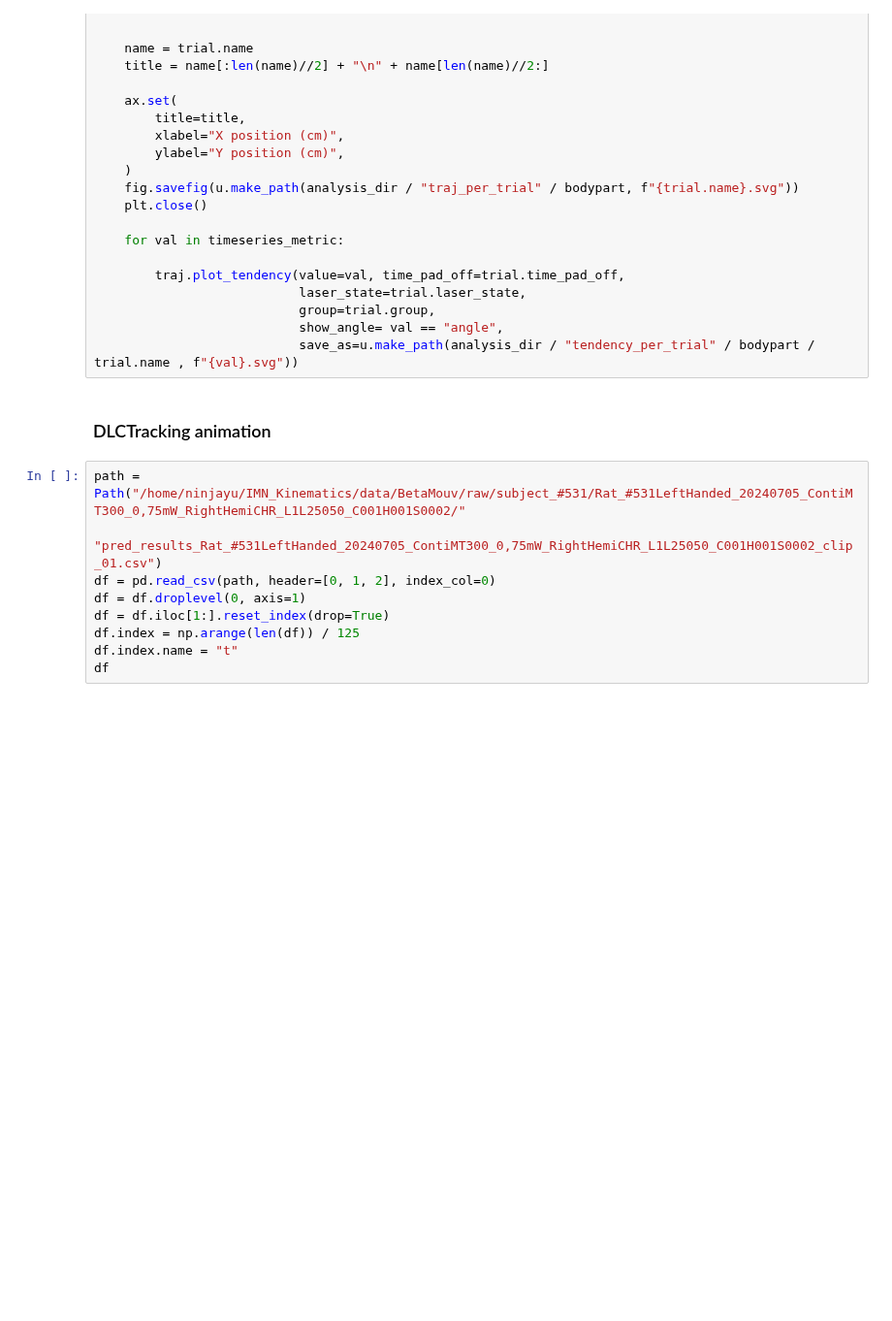
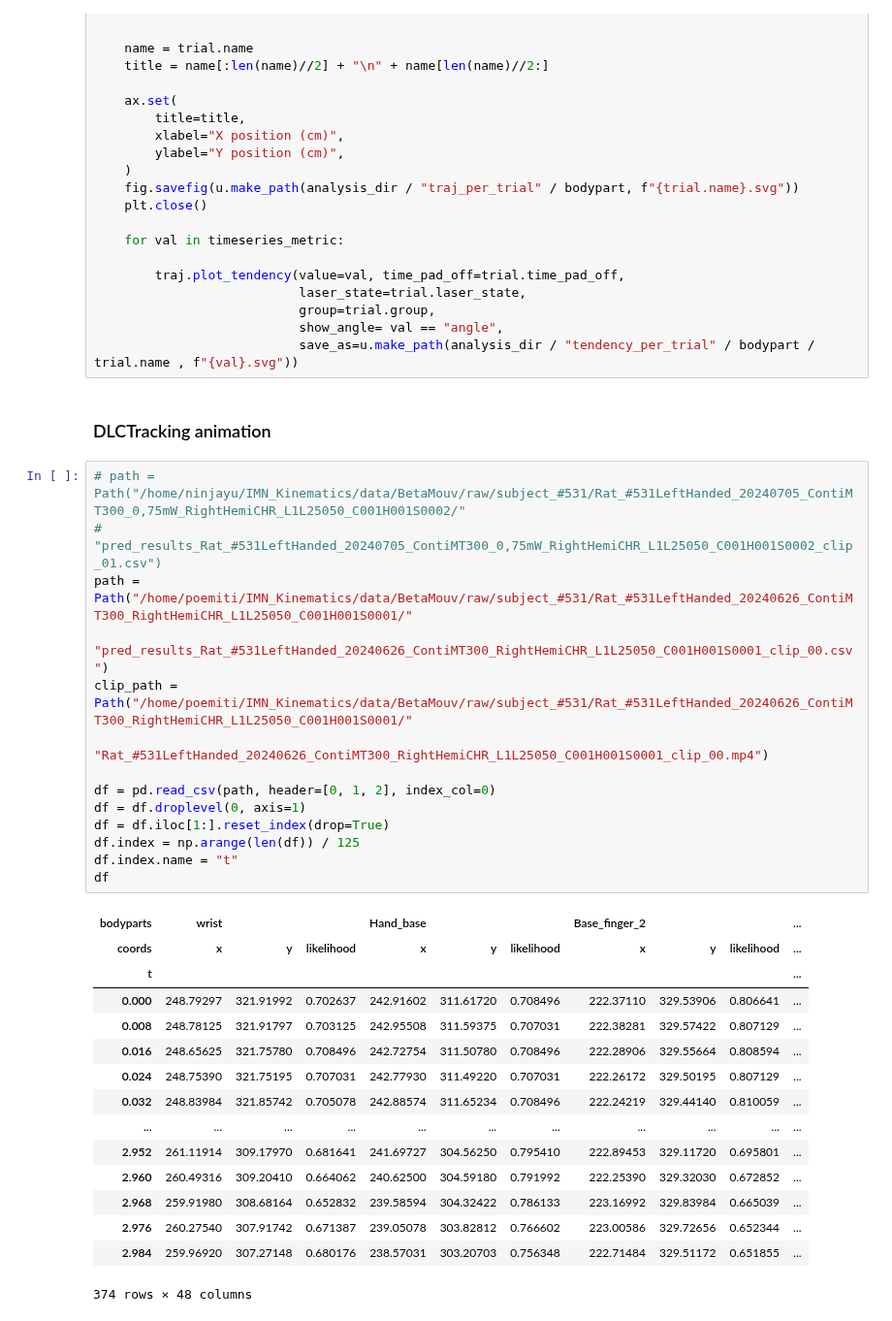
Before and after one commit to Poemiti/IMN_Kinematics, a Jupyter notebook: analysis.ipynb, the cells around one changed output. Shown at 97% size. Drawn from its saved outputs; the diff is of its cells as text; blank space fills up the shorter version.

```diff
--- a/analysis.ipynb
+++ b/analysis.ipynb
@@ -809,14 +807,35 @@ for trial in tqdm(project.trialgroup.trials, desc="plotting timeseries"):
 # %% [markdown]
 ### DLCTracking animation
 # %%
-path = Path("/home/ninjayu/IMN_Kinematics/data/BetaMouv/raw/subject_#531/Rat_#531LeftHanded_20240705_ContiMT300_0,75mW_RightHemiCHR_L1L25050_C001H001S0002/"
-    "pred_results_Rat_#531LeftHanded_20240705_ContiMT300_0,75mW_RightHemiCHR_L1L25050_C001H001S0002_clip_01.csv")
+# path = Path("/home/ninjayu/IMN_Kinematics/data/BetaMouv/raw/subject_#531/Rat_#531LeftHanded_20240705_ContiMT300_0,75mW_RightHemiCHR_L1L25050_C001H001S0002/"
+#     "pred_results_Rat_#531LeftHanded_20240705_ContiMT300_0,75mW_RightHemiCHR_L1L25050_C001H001S0002_clip_01.csv")
+path = Path("/home/poemiti/IMN_Kinematics/data/BetaMouv/raw/subject_#531/Rat_#531LeftHanded_20240626_ContiMT300_RightHemiCHR_L1L25050_C001H001S0001/"
+            "pred_results_Rat_#531LeftHanded_20240626_ContiMT300_RightHemiCHR_L1L25050_C001H001S0001_clip_00.csv")
+clip_path = Path("/home/poemiti/IMN_Kinematics/data/BetaMouv/raw/subject_#531/Rat_#531LeftHanded_20240626_ContiMT300_RightHemiCHR_L1L25050_C001H001S0001/"
+            "Rat_#531LeftHanded_20240626_ContiMT300_RightHemiCHR_L1L25050_C001H001S0001_clip_00.mp4")
+
 df = pd.read_csv(path, header=[0, 1, 2], index_col=0)
 df = df.droplevel(0, axis=1)
 df = df.iloc[1:].reset_index(drop=True)
 df.index = np.arange(len(df)) / 125
 df.index.name = "t"
 df
+# %% [output]
+| bodyparts | wrist |  |  | Hand_base |  |  | Base_finger_2 |  |  | ... |
+| coords | x | y | likelihood | x | y | likelihood | x | y | likelihood | ... |
+| t |  |  |  |  |  |  |  |  |  | ... |
+| 0.000 | 248.79297 | 321.91992 | 0.702637 | 242.91602 | 311.61720 | 0.708496 | 222.37110 | 329.53906 | 0.806641 | ... |
+| 0.008 | 248.78125 | 321.91797 | 0.703125 | 242.95508 | 311.59375 | 0.707031 | 222.38281 | 329.57422 | 0.807129 | ... |
+| 0.016 | 248.65625 | 321.75780 | 0.708496 | 242.72754 | 311.50780 | 0.708496 | 222.28906 | 329.55664 | 0.808594 | ... |
+| 0.024 | 248.75390 | 321.75195 | 0.707031 | 242.77930 | 311.49220 | 0.707031 | 222.26172 | 329.50195 | 0.807129 | ... |
+| 0.032 | 248.83984 | 321.85742 | 0.705078 | 242.88574 | 311.65234 | 0.708496 | 222.24219 | 329.44140 | 0.810059 | ... |
+| ... | ... | ... | ... | ... | ... | ... | ... | ... | ... | ... |
+| 2.952 | 261.11914 | 309.17970 | 0.681641 | 241.69727 | 304.56250 | 0.795410 | 222.89453 | 329.11720 | 0.695801 | ... |
+| 2.960 | 260.49316 | 309.20410 | 0.664062 | 240.62500 | 304.59180 | 0.791992 | 222.25390 | 329.32030 | 0.672852 | ... |
+| 2.968 | 259.91980 | 308.68164 | 0.652832 | 239.58594 | 304.32422 | 0.786133 | 223.16992 | 329.83984 | 0.665039 | ... |
+| 2.976 | 260.27540 | 307.91742 | 0.671387 | 239.05078 | 303.82812 | 0.766602 | 223.00586 | 329.72656 | 0.652344 | ... |
+| 2.984 | 259.96920 | 307.27148 | 0.680176 | 238.57031 | 303.20703 | 0.756348 | 222.71484 | 329.51172 | 0.651855 | ... |
+374 rows × 48 columns
 # %%
 df_long = (
     df.stack(level=0)
```
Also changed, not shown: parts of 8 cells of this notebook, 1 other file.
